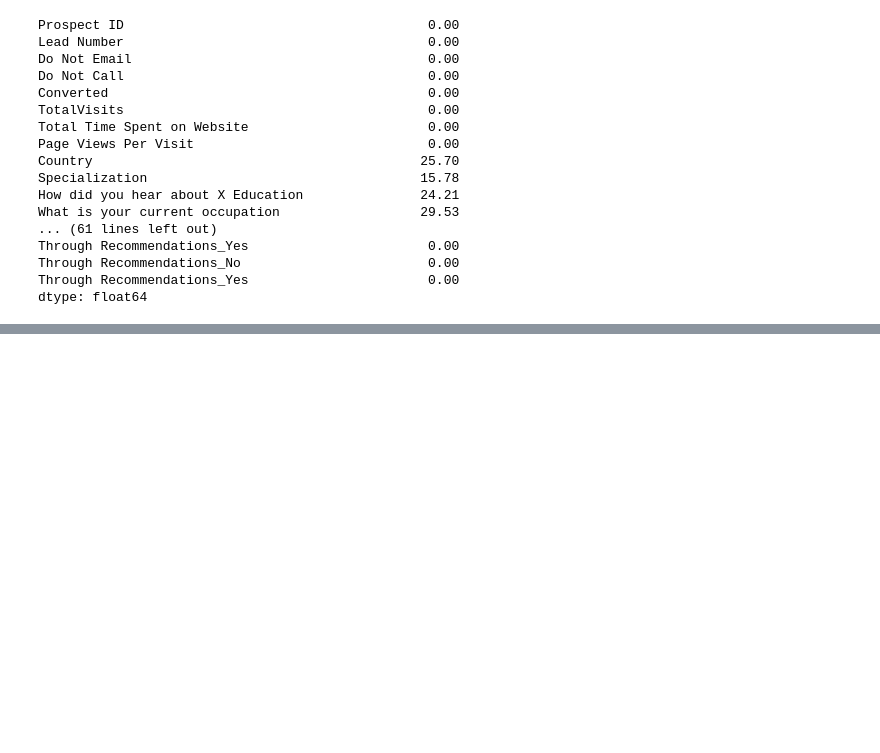
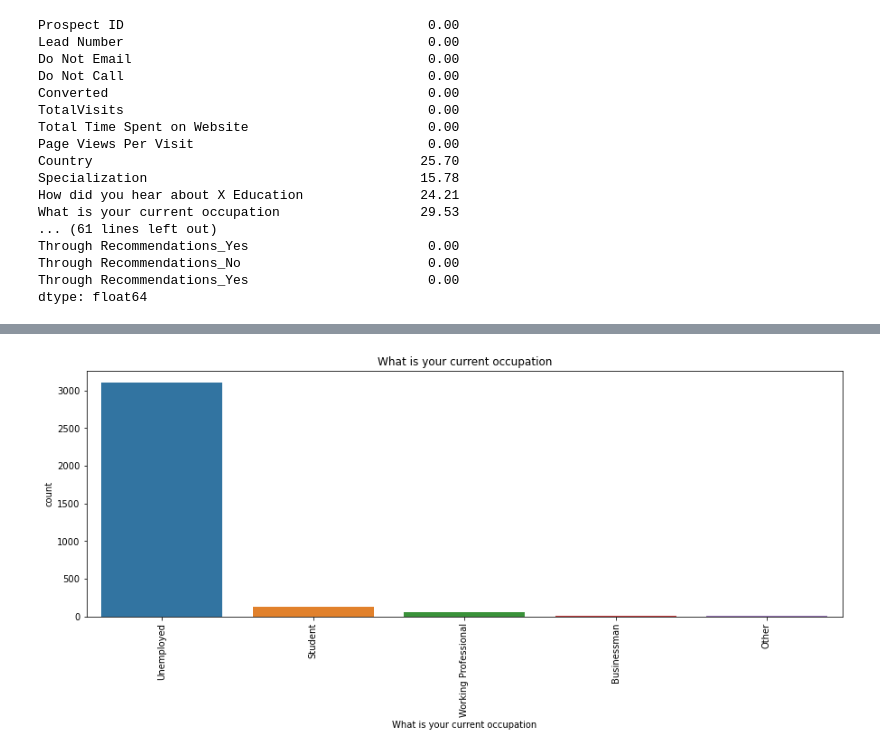
Before and after one commit to Sachinsen1295/Lead-Code, a Jupyter notebook: notebook.ipynb, the cells around one changed output, grey strips where cells are left out. Saved outputs shown, nothing was run; the diff lists cells and outputs as text; code cells hidden in the pictures; blank space fills up the shorter version.

```diff
--- a/notebook.ipynb
+++ b/notebook.ipynb
@@ -396,0 +459,9 @@ df.head()
+# %%
+# Specialization
+plt.figure(figsize=[15,5])
+plt.title('What is your current occupation')
+sns.countplot(x='What is your current occupation',data=df_Converted_0)
+plt.xticks(rotation=90)
+plt.show()
+# %% [output]
+[figure, added]
```
Also changed, not shown: parts of 36 cells of this notebook.
